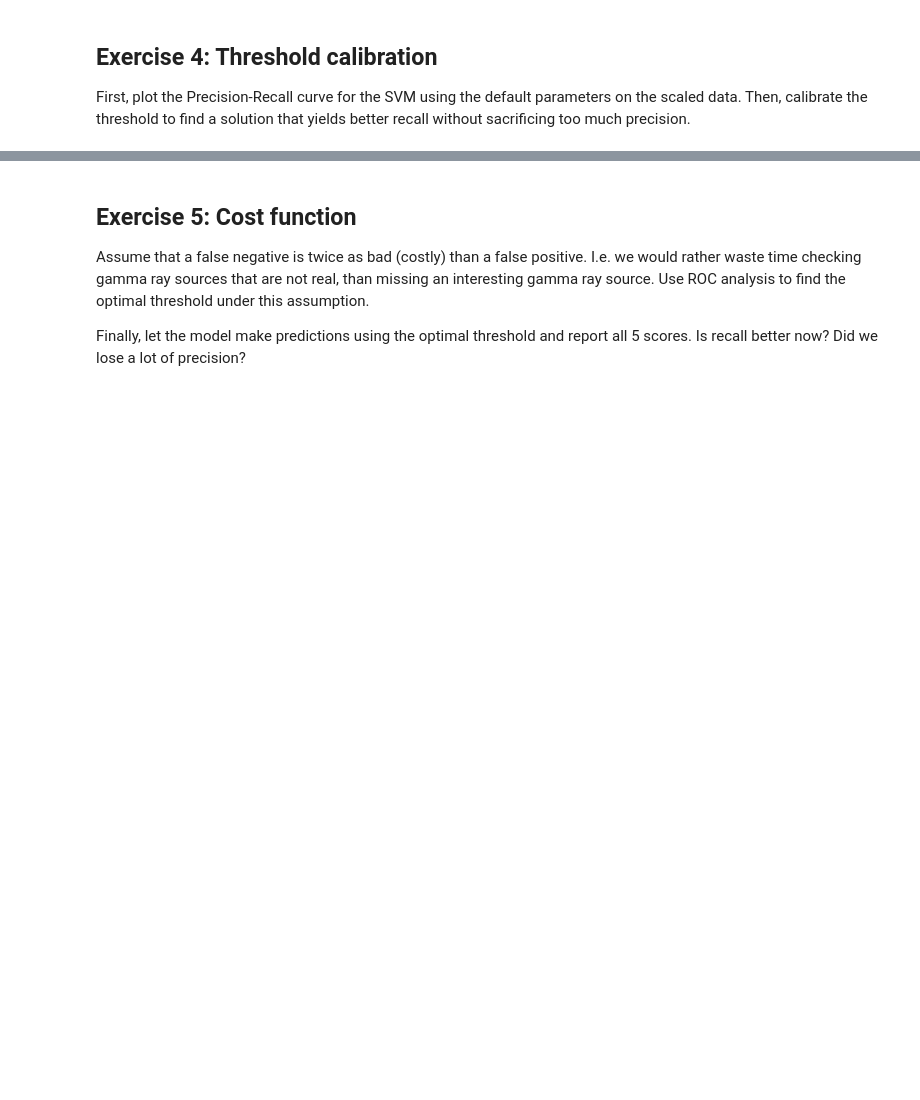
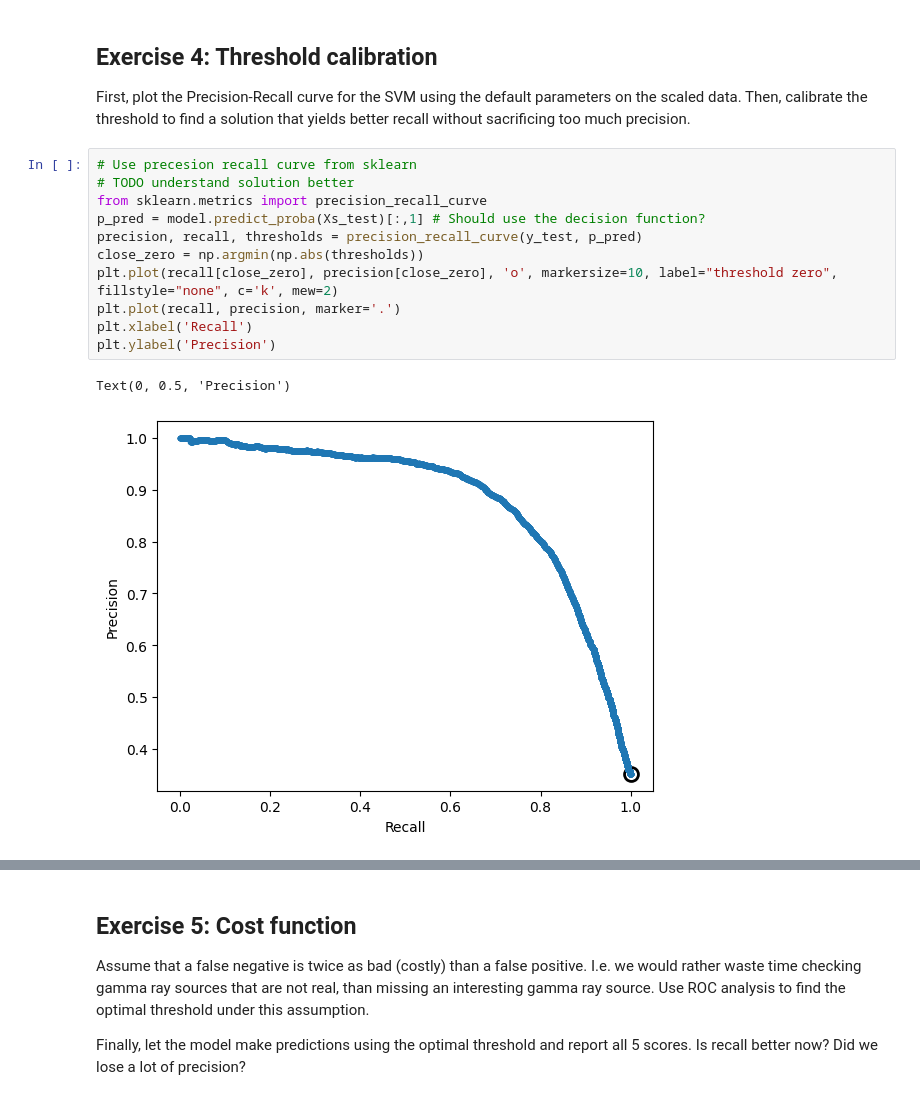
Before and after one commit to lukaas33/MLE-material, a Jupyter notebook: labs/Lab 2b - Model Selection.ipynb, the cells around one changed output, grey strips where cells are left out. Saved outputs shown, nothing was run; the diff lists cells and outputs as text; blank space fills up the shorter version.

```diff
--- a/labs/Lab 2b - Model Selection.ipynb
+++ b/labs/Lab 2b - Model Selection.ipynb
@@ -109,3 +158,17 @@ Note: The reason we don't use a nested CV just yet is because we would need to r
 # %% [markdown]
 ## Exercise 4: Threshold calibration
 First, plot the Precision-Recall curve for the SVM using the default parameters on the scaled data. Then, calibrate the threshold to find a solution that yields better recall without sacrificing too much precision.
+# %%
+# Use precesion recall curve from sklearn
+# TODO understand solution better
+from sklearn.metrics import precision_recall_curve
+p_pred = model.predict_proba(Xs_test)[:,1] # Should use the decision function?
+precision, recall, thresholds = precision_recall_curve(y_test, p_pred)
+close_zero = np.argmin(np.abs(thresholds))
+plt.plot(recall[close_zero], precision[close_zero], 'o', markersize=10, label="threshold zero", fillstyle="none", c='k', mew=2)
+plt.plot(recall, precision, marker='.')
+plt.xlabel('Recall')
+plt.ylabel('Precision')
+# %% [output]
+Text(0, 0.5, 'Precision')
+[figure, added]
```
Also changed, not shown: parts of 9 cells of this notebook, 1 other file.
